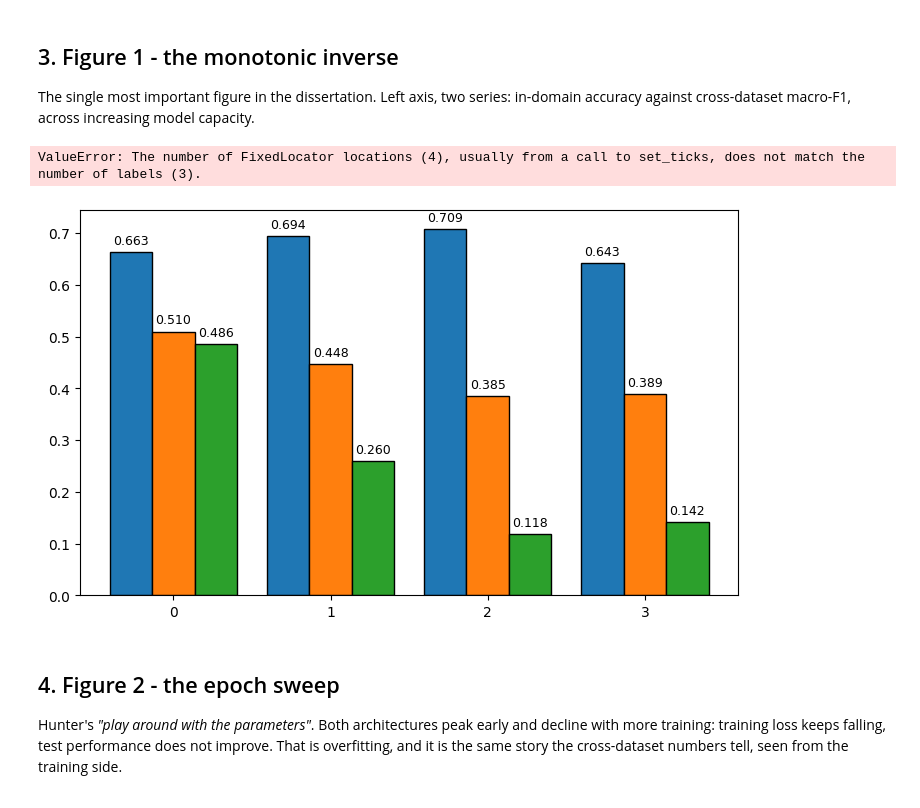
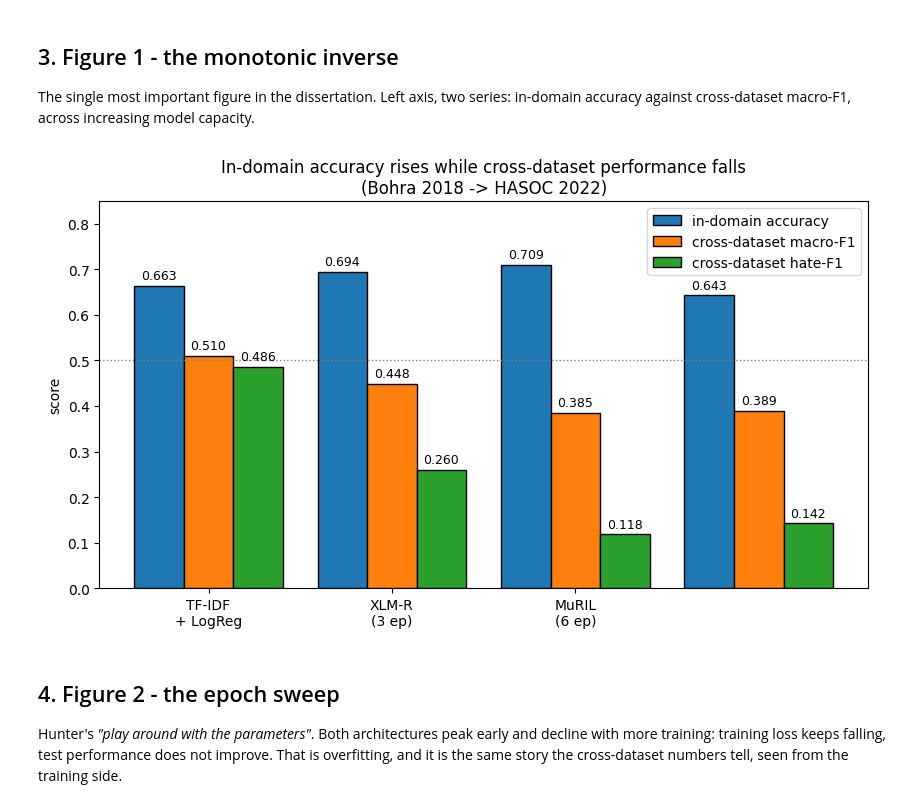
Before and after one commit to mihirmakwana03/msc-hinglish-hate, a Jupyter notebook: notebooks/10_results_consolidation.ipynb, the cells around one changed output. Drawn from its saved outputs; the diff is of its cells as text; code cells hidden in the pictures.

Commit message:
Update fig1_monotonic_inverse.png with new visual representation

```diff
--- a/notebooks/10_results_consolidation.ipynb
+++ b/notebooks/10_results_consolidation.ipynb
@@ -130,22 +130,21 @@ accuracy against cross-dataset macro-F1, across increasing model capacity.
 # %%
 labels = ['TF-IDF\n+ LogReg','XLM-R\n(3 ep)','MuRIL\n(6 ep)']
 x = np.arange(len(best)); w = 0.27
 fig, ax = plt.subplots(figsize=(8.5,5))
 ax.bar(x-w, best['accuracy'],           w, label='in-domain accuracy',        edgecolor='black')
 ax.bar(x,   best['cross_h22_macro_f1'], w, label='cross-dataset macro-F1',    edgecolor='black')
 ax.bar(x+w, best['cross_h22_hate_f1'],  w, label='cross-dataset hate-F1',     edgecolor='black')
 for i,(a,b_,h) in enumerate(zip(best['accuracy'], best['cross_h22_macro_f1'], best['cross_h22_hate_f1'])):
     ax.text(i-w, a+.015, f'{a:.3f}', ha='center', fontsize=9)
     ax.text(i,   b_+.015, f'{b_:.3f}', ha='center', fontsize=9)
     ax.text(i+w, h+.015, f'{h:.3f}', ha='center', fontsize=9)
-ax.set_xticks(x, labels); ax.set_ylim(0,0.85); ax.set_ylabel('score')
+ax.set_xticks(x[:3], labels); ax.set_ylim(0,0.85); ax.set_ylabel('score')
 ax.axhline(0.5, color='grey', ls=':', lw=1)
 ax.set_title('In-domain accuracy rises while cross-dataset performance falls\n(Bohra 2018 -> HASOC 2022)')
 ax.legend(); plt.tight_layout()
 plt.savefig(FIG/'fig1_monotonic_inverse.png', dpi=150, bbox_inches='tight'); plt.show()
 # %% [output]
-ValueError: The number of FixedLocator locations (4), usually from a call to set_ticks, does not match the number of labels (3).
-[figure, old version]
+[figure, new version]
 # %% [markdown]
 ## 4. Figure 2 - the epoch sweep
 
```
Also changed, not shown: parts of 2 cells of this notebook, 1 other file.
